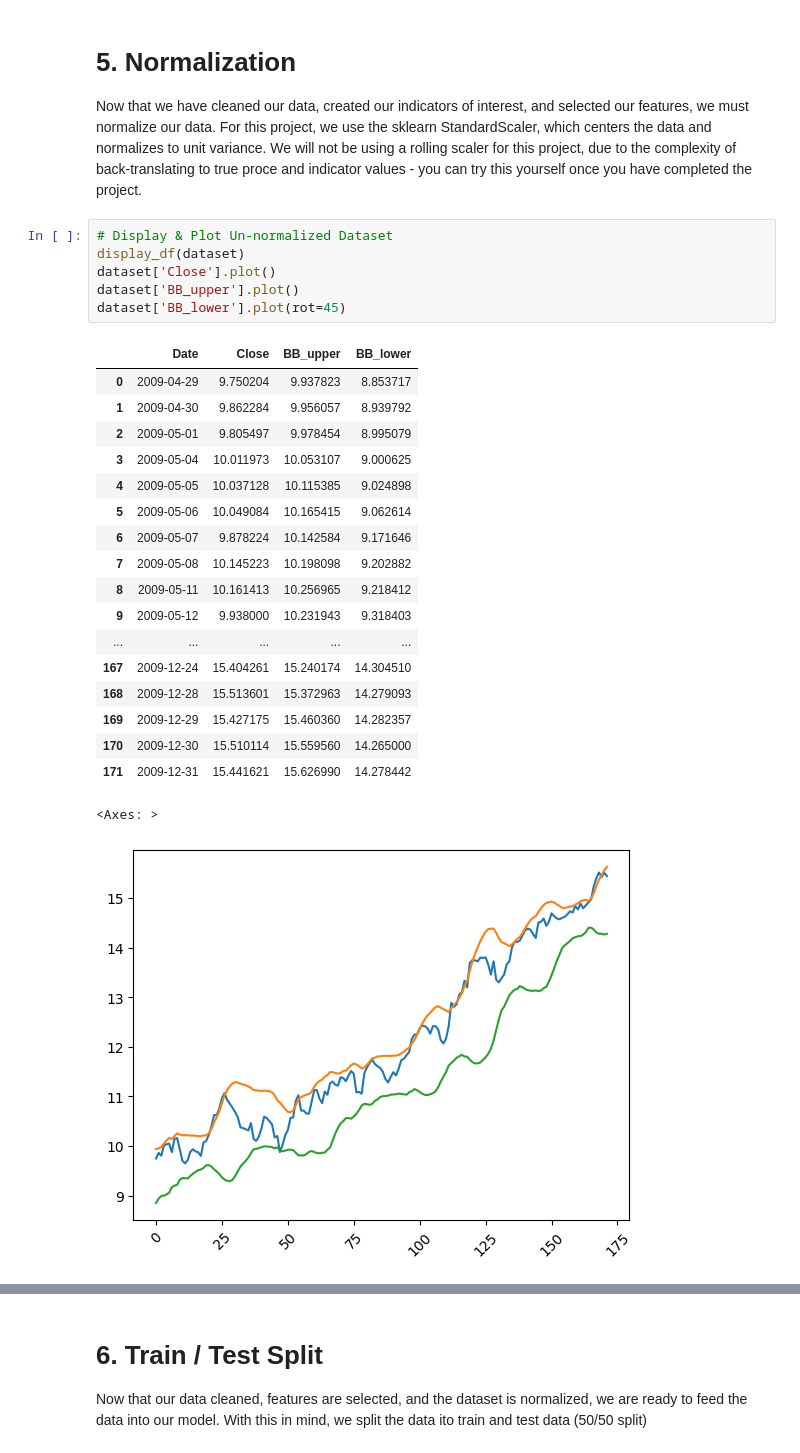
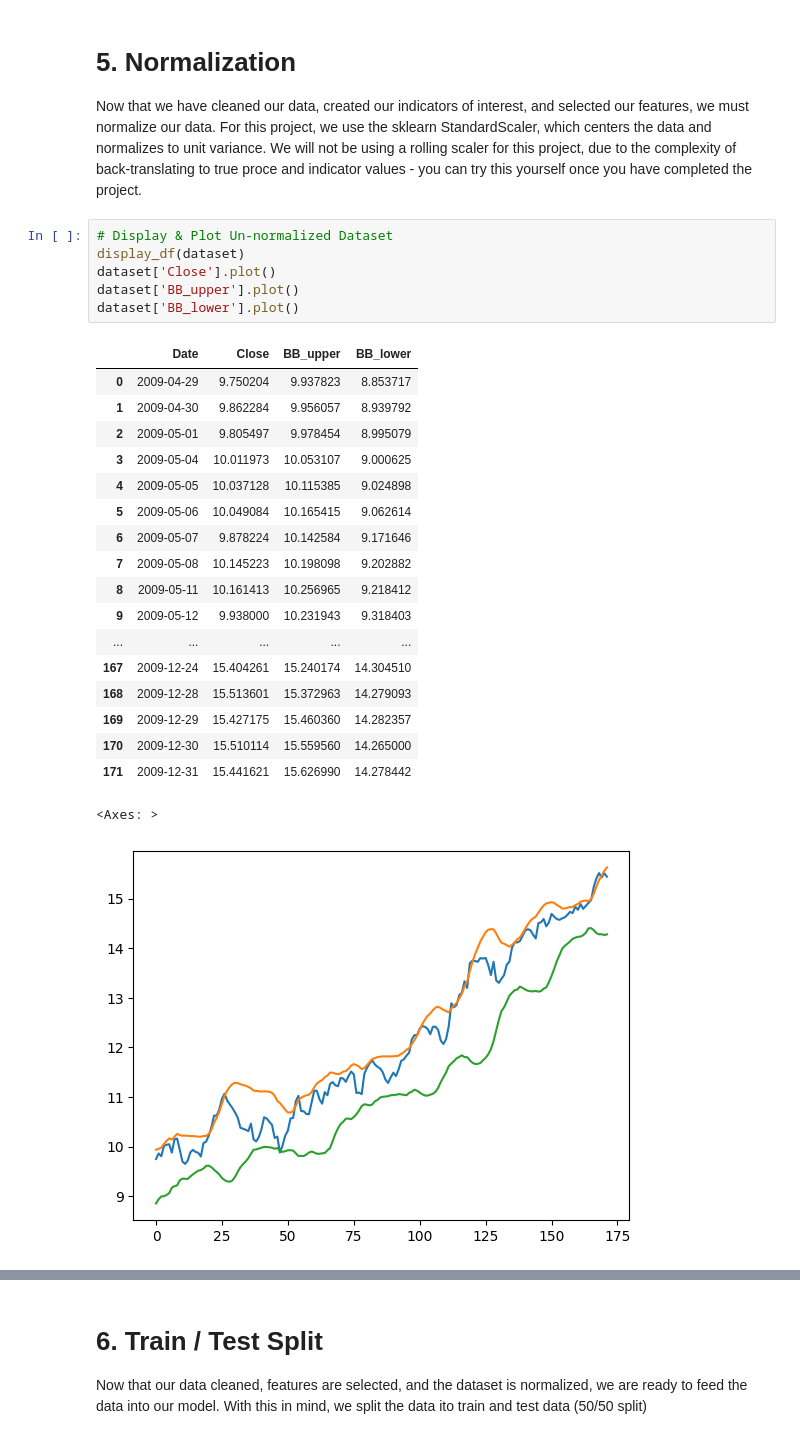
Before and after one commit to bigboy92/fend-matching-game, a Jupyter notebook: project_nb.ipynb, the cells around one changed output, grey strips where cells are left out. Drawn from its saved outputs; the diff is of its cells as text.

```diff
--- a/project_nb.ipynb
+++ b/project_nb.ipynb
@@ -198,29 +119,29 @@ Now that we have cleaned our data, created our indicators of interest, and selec
 # %%
 # Display & Plot Un-normalized Dataset
 display_df(dataset)
 dataset['Close'].plot()
 dataset['BB_upper'].plot()
-dataset['BB_lower'].plot(rot=45)
+dataset['BB_lower'].plot()
 # %% [output]
 |  | Date | Close | BB_upper | BB_lower |
 | 0 | 2009-04-29 | 9.750204 | 9.937823 | 8.853717 |
 | 1 | 2009-04-30 | 9.862284 | 9.956057 | 8.939792 |
 | 2 | 2009-05-01 | 9.805497 | 9.978454 | 8.995079 |
 | 3 | 2009-05-04 | 10.011973 | 10.053107 | 9.000625 |
 | 4 | 2009-05-05 | 10.037128 | 10.115385 | 9.024898 |
 | 5 | 2009-05-06 | 10.049084 | 10.165415 | 9.062614 |
 | 6 | 2009-05-07 | 9.878224 | 10.142584 | 9.171646 |
 | 7 | 2009-05-08 | 10.145223 | 10.198098 | 9.202882 |
 | 8 | 2009-05-11 | 10.161413 | 10.256965 | 9.218412 |
 | 9 | 2009-05-12 | 9.938000 | 10.231943 | 9.318403 |
 | ... | ... | ... | ... | ... |
 | 167 | 2009-12-24 | 15.404261 | 15.240174 | 14.304510 |
 | 168 | 2009-12-28 | 15.513601 | 15.372963 | 14.279093 |
 | 169 | 2009-12-29 | 15.427175 | 15.460360 | 14.282357 |
 | 170 | 2009-12-30 | 15.510114 | 15.559560 | 14.265000 |
 | 171 | 2009-12-31 | 15.441621 | 15.626990 | 14.278442 |
 <Axes: >
-[figure, old version]
+[figure, new version]
 # %%
 # Normalize Dataset with StandardScaler
 normlist = []
```
Also changed, not shown: parts of 27 cells of this notebook.
